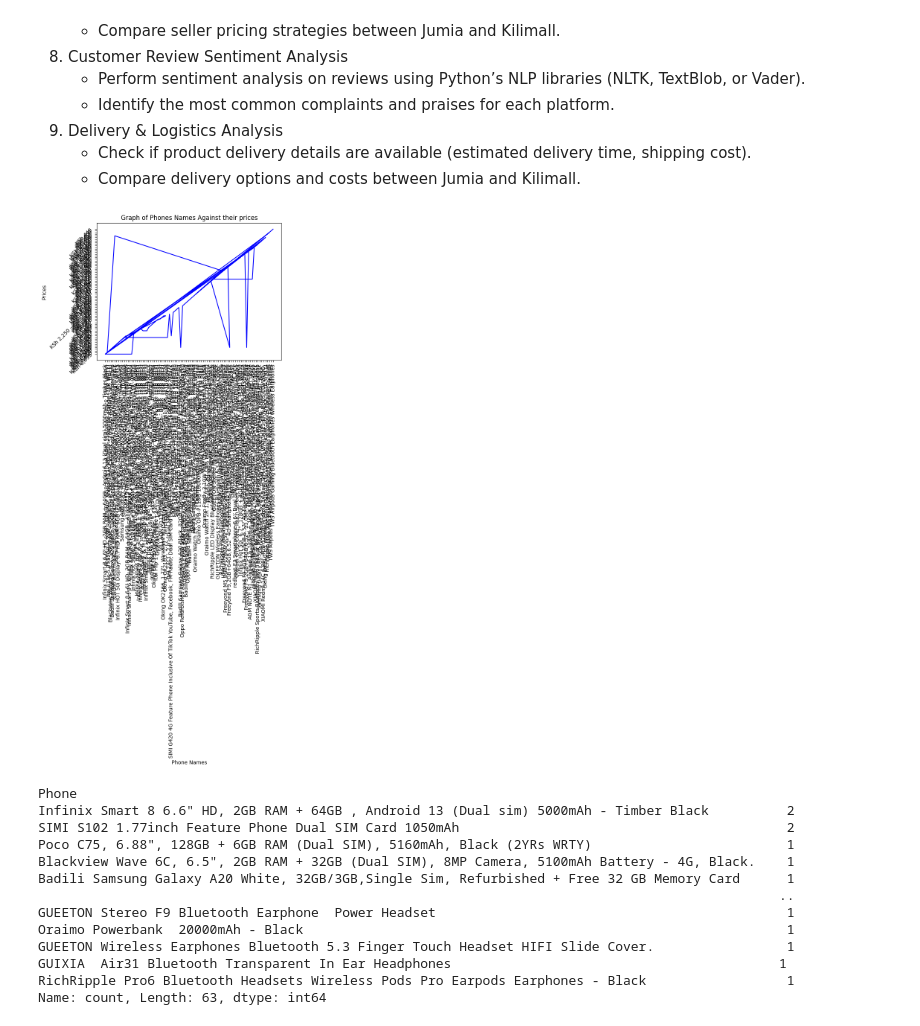
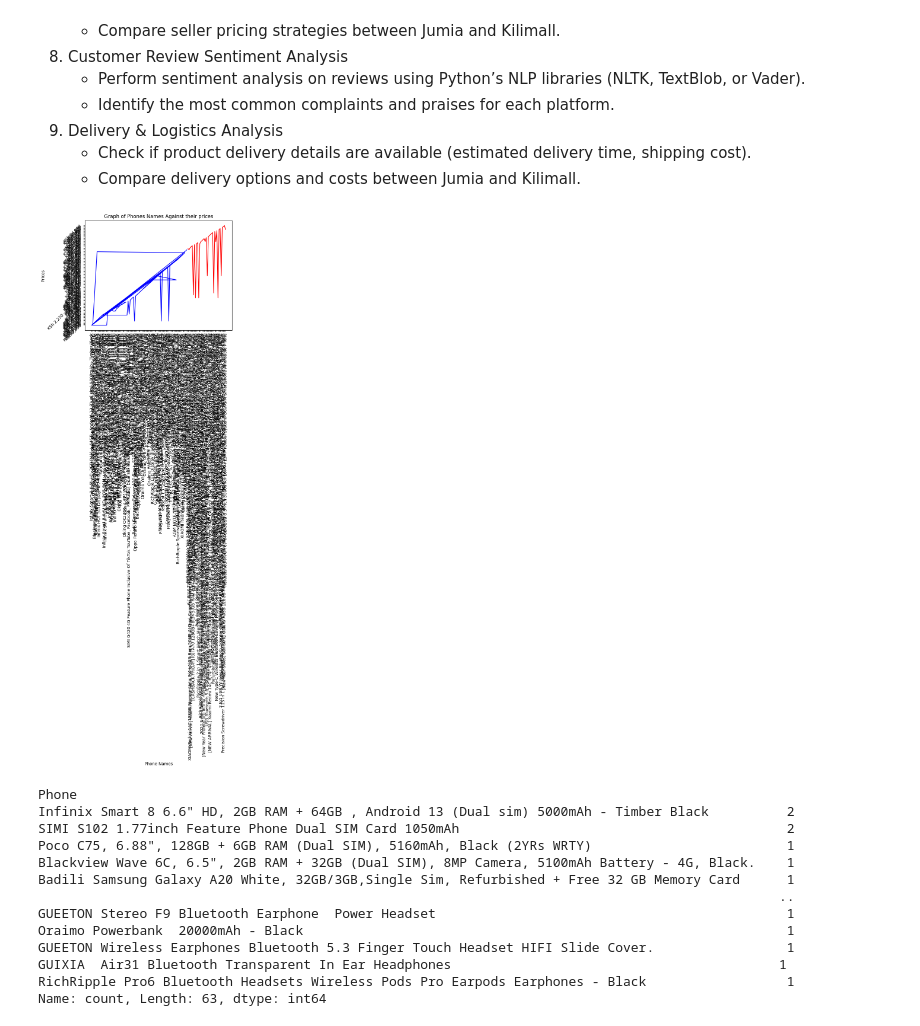
Before and after one commit to CisseBenn/Data-Scrapping, a Jupyter notebook: Main.ipynb, the cells around one changed output. Cells and saved outputs as stored; diff of their text form; code cells hidden in the pictures.

```diff
--- a/Main.ipynb
+++ b/Main.ipynb
@@ -452,18 +470,18 @@ kilimall_data
 	* Compare delivery options and costs between Jumia and Kilimall.
 # %%
 plt.plot(j_phone_names, j_phone_prices, color="blue")
-#plt.plot(k_phone_names, k_phone_prices, color="red")
+plt.plot(k_phone_names, k_phone_prices, color="red")
 #Plotting a graph of phone names against Prices
 
 plt.title("Graph of Phones Names Against their prices")
 plt.xticks(rotation=90)
 plt.yticks(rotation=45)
 plt.xlabel("Phone Names")
 plt.ylabel("Prices")
 
 plt.show()
 # %% [output]
-[figure, old version]
+[figure, new version]
 # %%
 #Average discount per category
 v_jumia_data = jumia_data["Phone"].value_counts()
```
Also changed, not shown: parts of 12 cells of this notebook, 1 other file.
